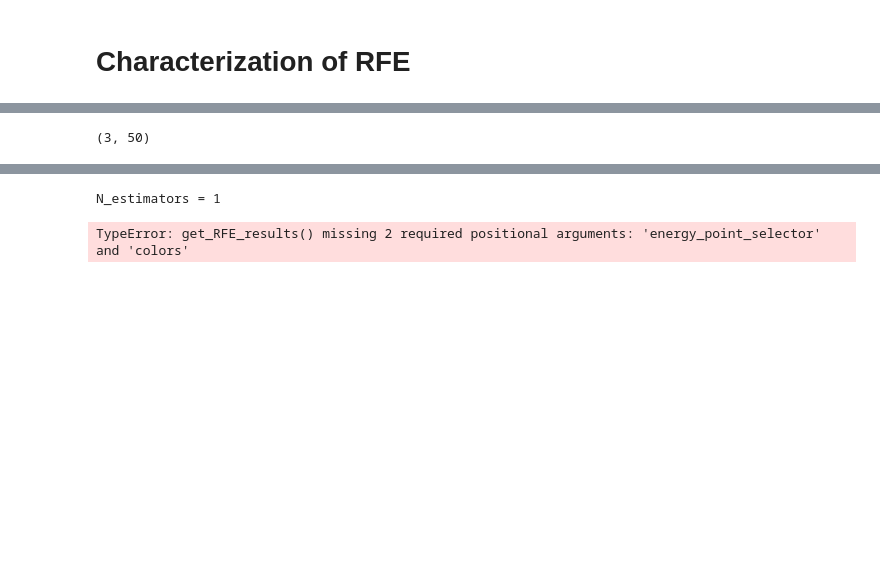
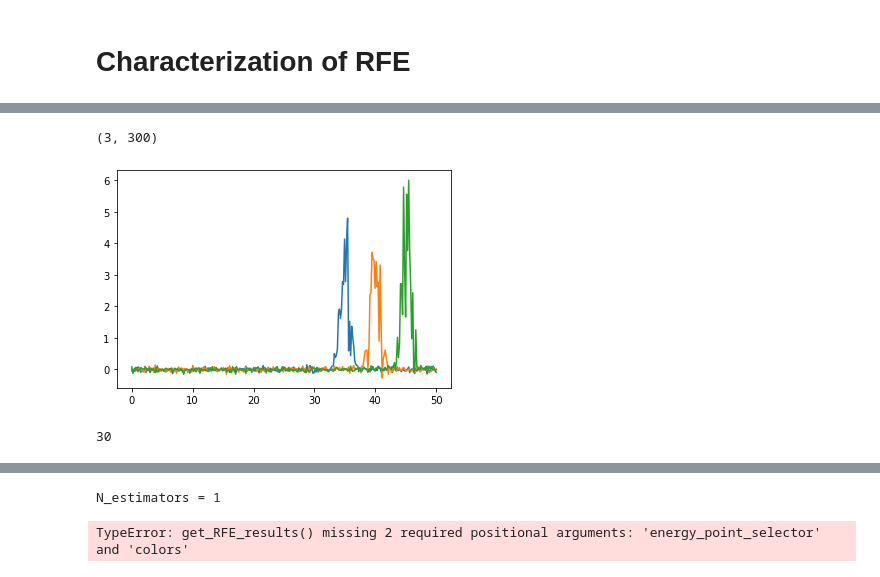
Before and after one commit to stetef/nano-XANES-microscopy-of-Fe, a Jupyter notebook: RFE characterization.ipynb, the cells around one changed output, grey strips where cells are left out. Cells and saved outputs as stored; diff of their text form; code cells hidden in the pictures; blank space fills up the shorter version.

```diff
--- a/RFE characterization.ipynb
+++ b/RFE characterization.ipynb
@@ -25,9 +25,9 @@ IPython.OutputArea.prototype._should_scroll = function(lines) {
 energy_point_selector = reload(selector.energy_point_selector)
 # %%
 N = 3
-x = np.linspace(0, 8, 50)
-mus = np.linspace(2, 5, N)
-sigmas = np.array([mu / 5 for mu in mus])
+x = np.linspace(0, 50, 300)
+mus = np.linspace(35, 45, N)
+sigmas = np.array([mu / 50 for mu in mus])
 
 def normal(x, mu, sig):
     return ( 1 / sig * np.sqrt(2 * np.pi) ) * np.exp( -0.5 * ((x - mu) / sig)**2 )
@@ -35,4 +35,35 @@ def normal(x, mu, sig):
 basis = np.array([normal(x, mus[i], sigmas[i]) for i in range(len(mus))])
 basis.shape
 # %% [output]
-(3, 50)
+(3, 300)
+# %%
+noise = np.random.normal(scale=0.5 * basis + 0.05, size=basis.shape)
+basis = basis + noise
+# %%
+for b in basis:
+    plt.plot(x, b)
+# %% [output]
+[figure, added]
+# %%
+N = 500
+best_n = 100
+reps = 30
+
+Is = []
+best_estimator = 'Linear Regression'
+kwargs = {'N': N, 'scale': 0.0, 'dropout': 0.4, 'percent': False}
+rfes = []
+for i in range(reps):
+    print(i + 1, end='\r')
+    data, coeffs = generate_linear_combos(basis, **kwargs)
+
+    select = energy_point_selector.Selector(data, coeffs)
+    rfe = select.select_energy_points(estimator=best_estimator, n_points=best_n,
+                                      verbose=False, scoring='r2')
+    rfes.append(rfe)
+    energy_measurements = x[rfe.support_]
+    indices = [i for i, e in enumerate(x) if e in energy_measurements]
+    Is.append(indices)
+Is = np.array(Is)
+# %% [output]
+30
```
Also changed, not shown: parts of 3 cells of this notebook, 2 other files.
